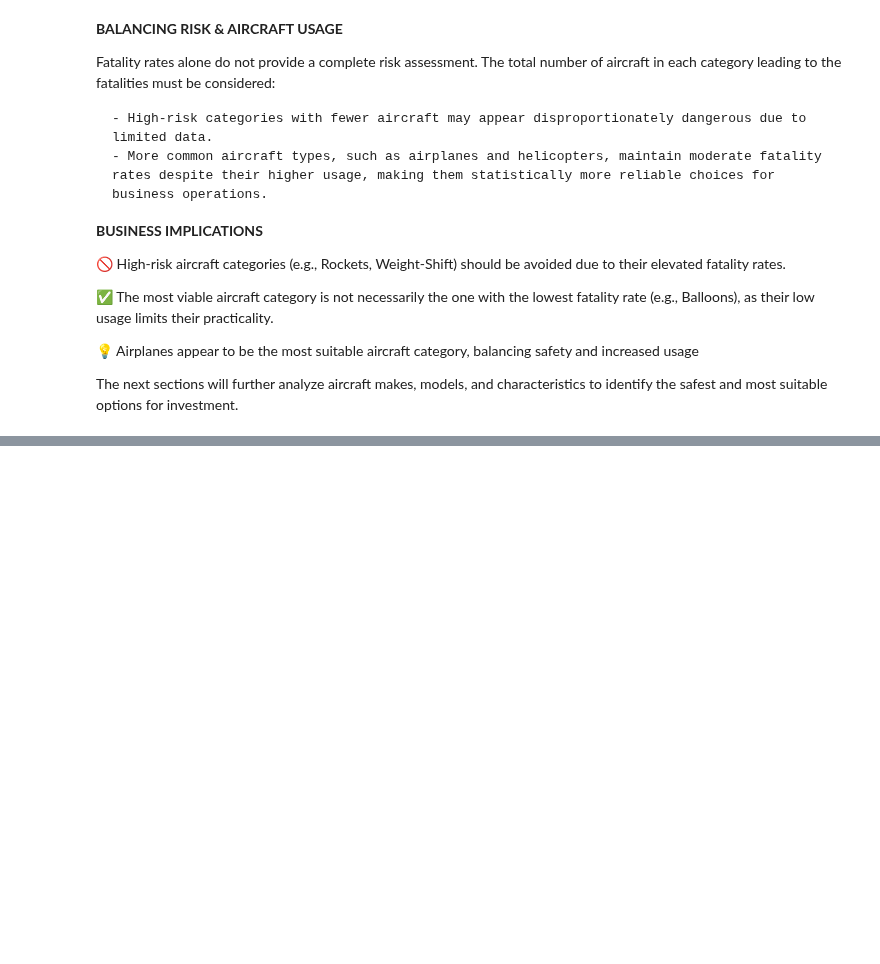
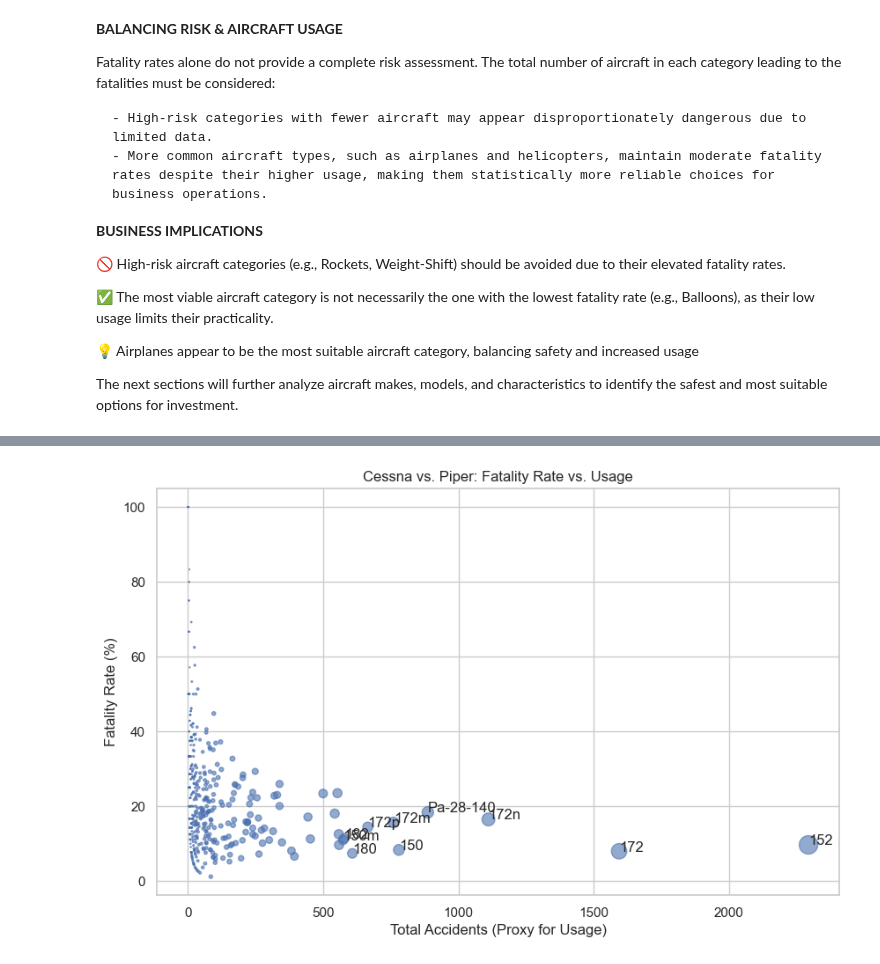
Before and after one commit to rongachoka/Aviation_EDA, a Jupyter notebook: aircraft_safety/analysis_draft.ipynb, the cells around one changed output, grey strips where cells are left out. Cells and saved outputs as stored; diff of their text form; code cells hidden in the pictures; blank space fills up the shorter version.

```diff
--- a/aircraft_safety/analysis_draft.ipynb
+++ b/aircraft_safety/analysis_draft.ipynb
@@ -1103,0 +1239,25 @@ This section will aim to answer which aircraft makes, models and categories have
+# %%
+plt.figure(figsize=(10,6))
+plt.scatter(
+    cessna_piper_summary["Total Accidents"],
+    cessna_piper_summary["Fatality Rate (%)"],
+    s=cessna_piper_summary["Total Accidents"] / 10,  # Bubble size
+    alpha=0.6,
+
+)
+
+# Labels and title
+plt.xlabel("Total Accidents (Proxy for Usage)")
+plt.ylabel("Fatality Rate (%)")
+plt.title("Cessna vs. Piper: Fatality Rate vs. Usage")
+plt.grid(True)
+
+# Annotate top models
+for i, txt in enumerate(cessna_piper_summary.index[:10]):
+    plt.annotate(txt[1],  # Model name
+                 (cessna_piper_summary["Total Accidents"].iloc[i],
+                  cessna_piper_summary["Fatality Rate (%)"].iloc[i]))
+
+plt.show()
+# %% [output]
+[figure, added]
```
Also changed, not shown: parts of 16 cells of this notebook.
